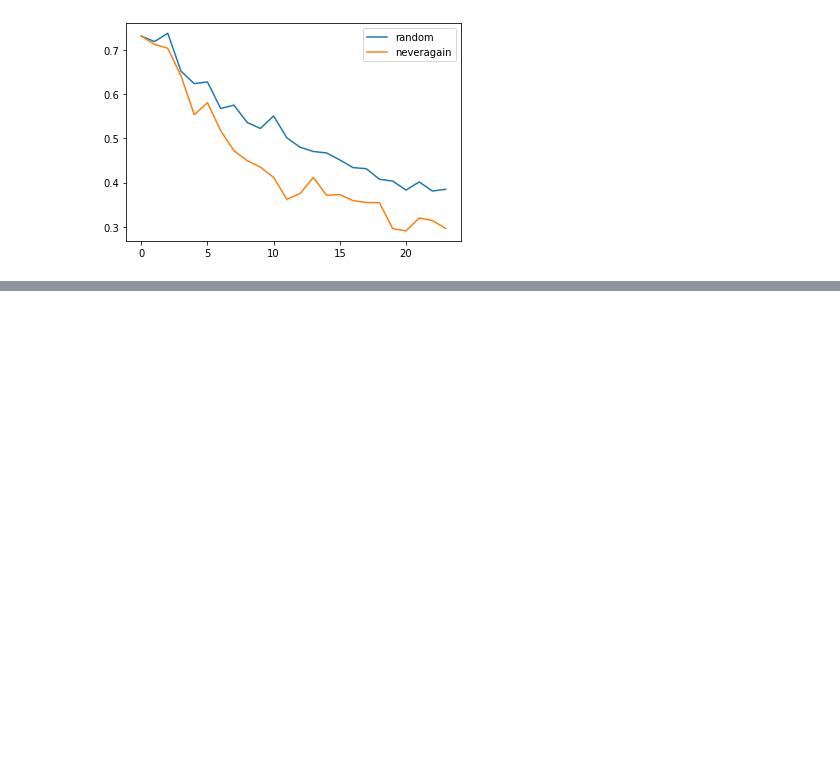
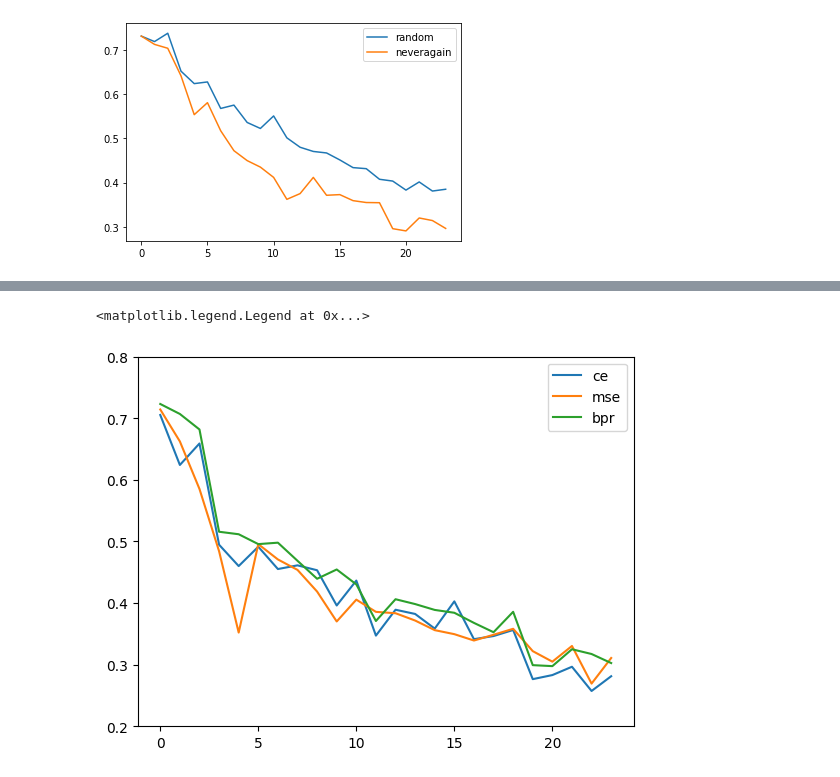
Before and after one commit to ionorins/ContinualMetapathGNN, a Jupyter notebook: visualisations/viz.ipynb, the cells around one changed output, grey strips where cells are left out. Drawn from its saved outputs; the diff is of its cells as text; code cells hidden in the pictures; blank space fills up the shorter version.

```diff
--- a/visualisations/viz.ipynb
+++ b/visualisations/viz.ipynb
@@ -587,0 +588,23 @@ plt.legend(loc='upper right')
+# %%
+import numpy as np
+import matplotlib.pyplot as plt
+
+timeframes = 25
+aspects = (
+    'ce', 'mse', 'bpr'
+)
+
+for aspect in aspects:
+    data = np.genfromtxt(f'{aspect}.csv', delimiter=',')
+    data = data[:,1]
+    plt.ylim(0, 1)
+
+
+    plt.plot(data, label=aspect)
+
+plt.ylim(0.2, 0.8)
+
+plt.legend(loc='upper right')
+# %% [output]
+<matplotlib.legend.Legend at 0x...>
+[figure, added]
```
Also changed, not shown: parts of 2 cells of this notebook, 28 other files.
